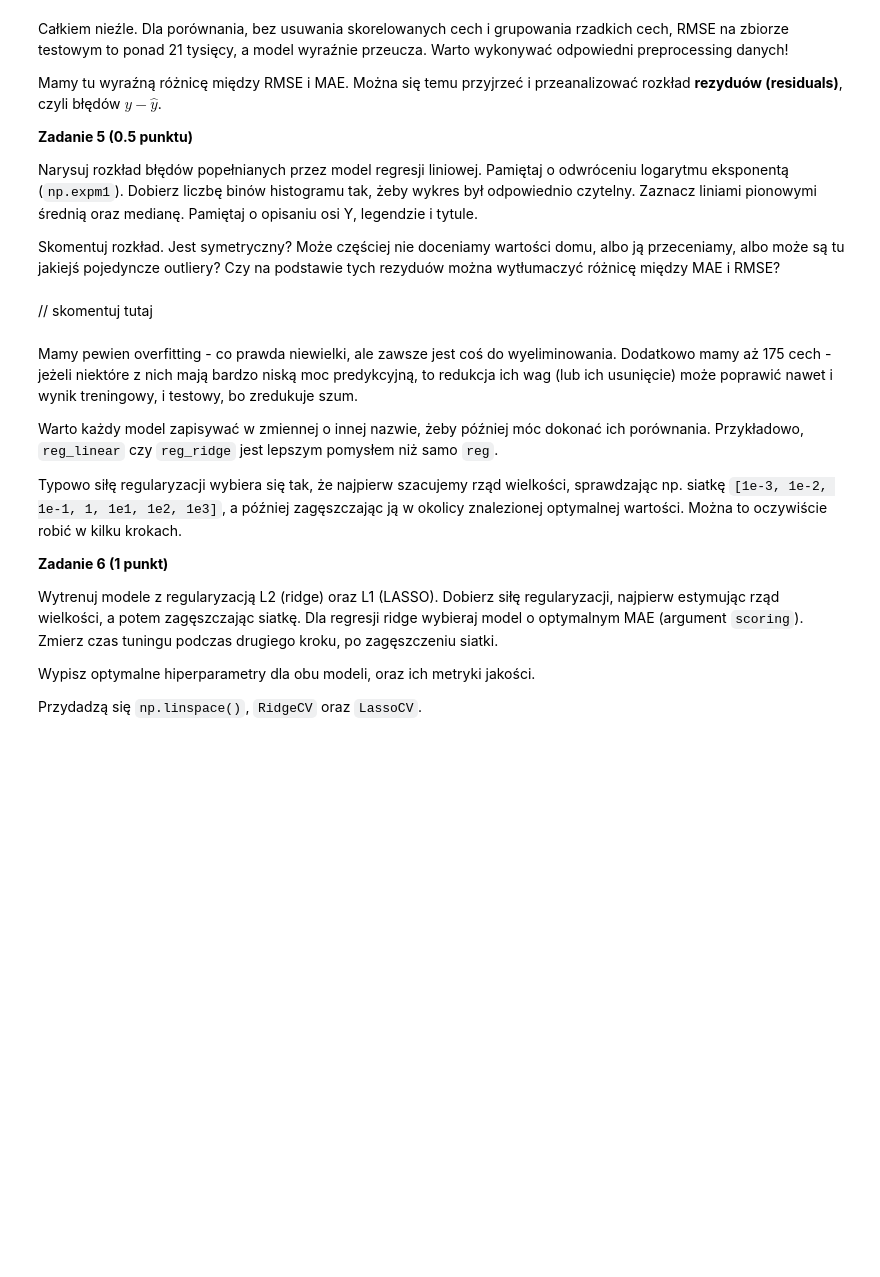
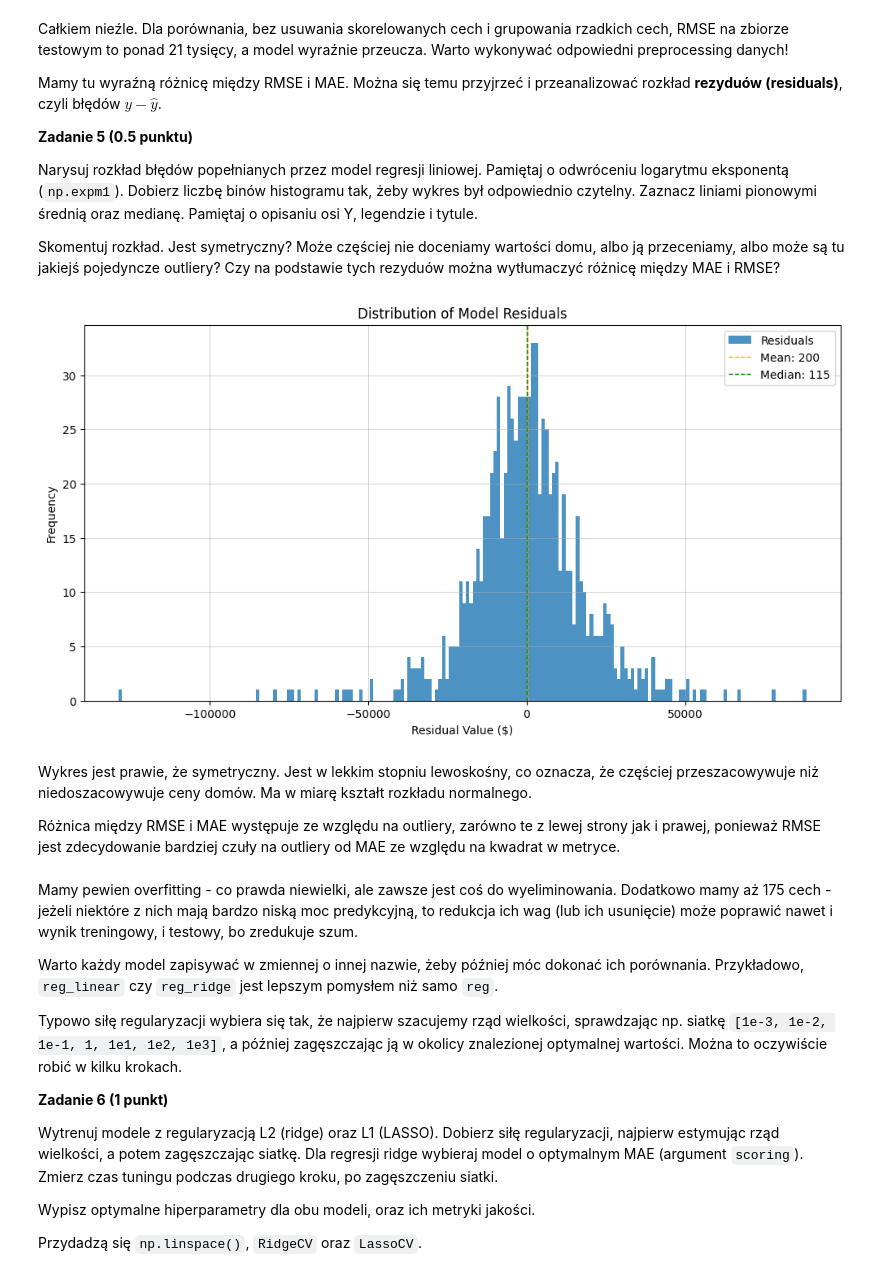
Before and after one commit to farodoc/podstawy-uczenia-maszynowego-24-25, a Jupyter notebook: lab1/notebook.ipynb, the cells around one changed output. Cells and saved outputs as stored; diff of their text form; code cells hidden in the pictures; blank space fills up the shorter version.

```diff
--- a/lab1/notebook.ipynb
+++ b/lab1/notebook.ipynb
@@ -571,8 +574,31 @@ Mamy tu wyraźną różnicę między RMSE i MAE. Można się temu przyjrzeć i p
 Narysuj rozkład błędów popełnianych przez model regresji liniowej. Pamiętaj o odwróceniu logarytmu eksponentą (`np.expm1`). Dobierz liczbę binów histogramu tak, żeby wykres był odpowiednio czytelny. Zaznacz liniami pionowymi średnią oraz medianę. Pamiętaj o opisaniu osi Y, legendzie i tytule.
 
 Skomentuj rozkład. Jest symetryczny? Może częściej nie doceniamy wartości domu, albo ją przeceniamy, albo może są tu jakiejś pojedyncze outliery? Czy na podstawie tych rezyduów można wytłumaczyć różnicę między MAE i RMSE?
-# %% [markdown]
-// skomentuj tutaj
+# %%
+residuals = np.expm1(y_test) - np.expm1(y_pred_test)
+
+mean_residual = np.mean(residuals)
+median_residual = np.median(residuals)
+
+plt.figure(figsize=(12, 6))
+plt.hist(residuals, bins=200, alpha=0.8, label='Residuals')
+
+plt.axvline(mean_residual, color='orange', linestyle='dashed', linewidth=1, label=f'Mean: {int(mean_residual)}')
+plt.axvline(median_residual, color='green', linestyle='dashed', linewidth=1, label=f'Median: {int(median_residual)}')
+plt.legend()
+
+plt.title('Distribution of Model Residuals')
+plt.xlabel('Residual Value ($)')
+plt.ylabel('Frequency')
+plt.legend()
+plt.grid(True, alpha=0.5)
+plt.show()
+# %% [output]
+[figure, added]
+# %% [markdown]
+Wykres jest prawie, że symetryczny. Jest w lekkim stopniu lewoskośny, co oznacza, że częściej przeszacowywuje niż niedoszacowywuje ceny domów. Ma w miarę kształt rozkładu normalnego.
+
+Różnica między RMSE i MAE występuje ze względu na outliery, zarówno te z lewej strony jak i prawej, ponieważ RMSE jest zdecydowanie bardziej czuły na outliery od MAE ze względu na kwadrat w metryce.
 # %% [markdown]
 Mamy pewien overfitting - co prawda niewielki, ale zawsze jest coś do wyeliminowania. Dodatkowo mamy aż 175 cech - jeżeli niektóre z nich mają bardzo niską moc predykcyjną, to redukcja ich wag (lub ich usunięcie) może poprawić nawet i wynik treningowy, i testowy, bo zredukuje szum.
 
```
Also changed, not shown: parts of 4 cells of this notebook.
